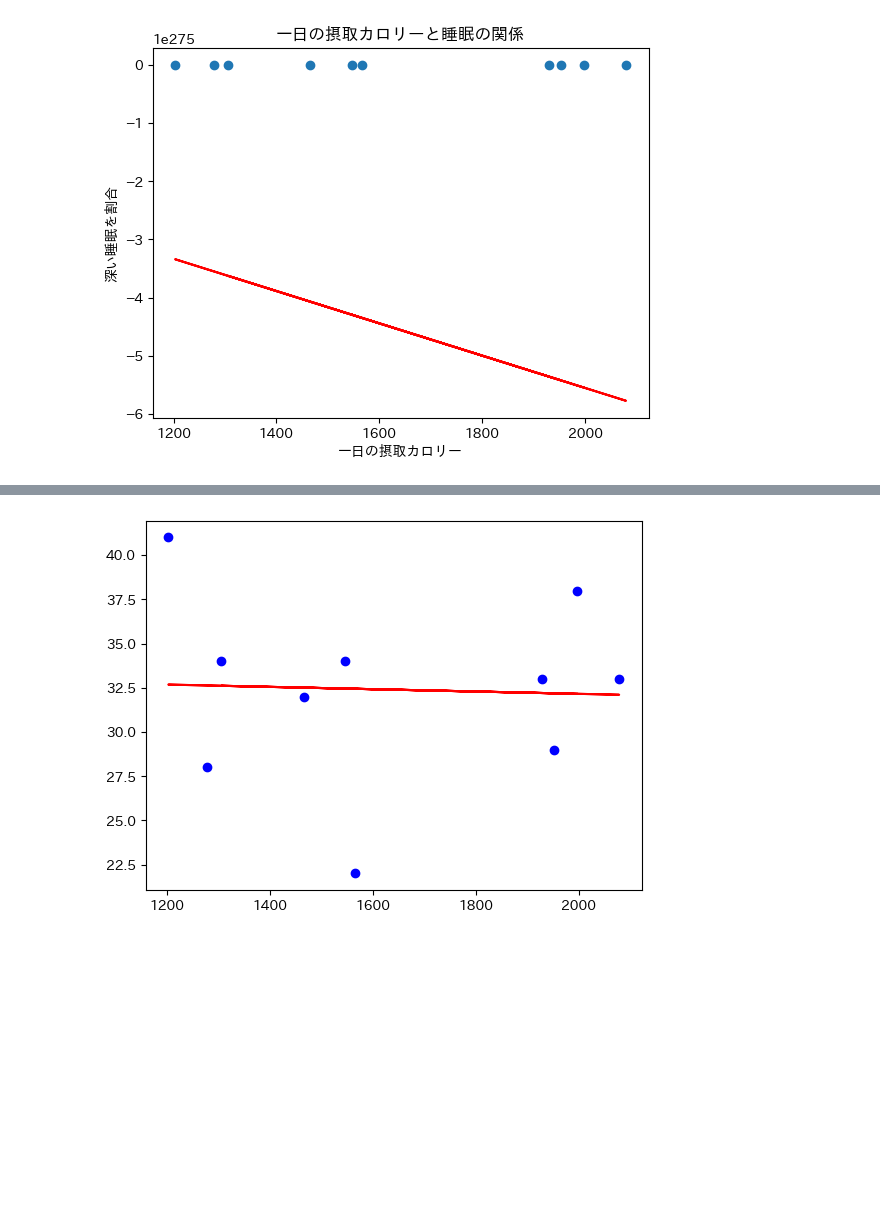
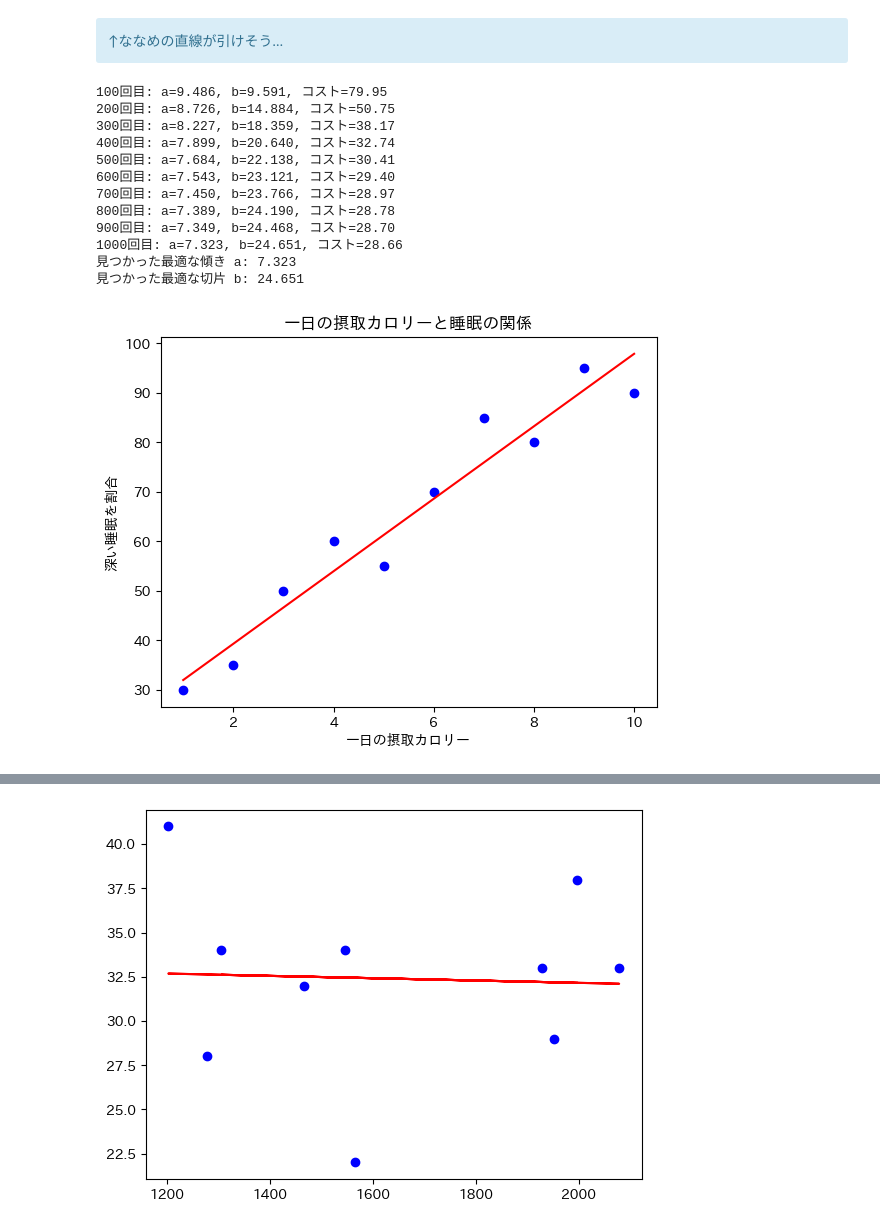
Before and after one commit to hachi-to-nana/linear_regression, a Jupyter notebook: 数学自由研究.ipynb, the cells around one changed output, grey strips where cells are left out. Saved outputs shown, nothing was run; the diff lists cells and outputs as text; code cells hidden in the pictures; blank space fills up the shorter version.

```diff
--- a/数学自由研究.ipynb
+++ b/数学自由研究.ipynb
@@ -75,0 +60,13 @@ print(f"見つかった最適な切片 b: {b:.3f}")
+# %%
+# xが勉強時間(時間)、yがテストの点数(点)
+
+# サンプルデータ
+X = np.array([1, 2, 3, 4, 5, 6, 7, 8, 9, 10])
+Y = np.array([30, 35, 50, 60, 55, 70, 85, 80, 95, 90])
+
+# 散布図を描画する
+plt.scatter(X, Y)
+plt.xlabel("勉強時間") # x軸のラベル
+plt.ylabel("テストの点数") # y軸のラベル
+plt.title("勉強の成果") # グラフのタイトル
+plt.show()
@@ -76,13 +75,30 @@ print(f"見つかった最適な切片 b: {b:.3f}")
+# %% [markdown]
+<div class="alert alert-block alert-info">
+↑ななめの直線が引けそう…
+</div>
 # %%
-# 散布図を再度描画
-plt.scatter(X, Y)
-
+# 散布図を描画
+plt.scatter(X, Y, color='blue')
+# a, bを見つける
+a, b = fit(X, Y)
 # 見つけ出した直線を描画
 plt.plot(X, a * X + b, color='red')
 
 plt.xlabel("一日の摂取カロリー")
 plt.ylabel("深い睡眠を割合")
 plt.title("一日の摂取カロリーと睡眠の関係")
 plt.show()
 # %% [output]
+100回目: a=9.486, b=9.591, コスト=79.95
+200回目: a=8.726, b=14.884, コスト=50.75
+300回目: a=8.227, b=18.359, コスト=38.17
+400回目: a=7.899, b=20.640, コスト=32.74
+500回目: a=7.684, b=22.138, コスト=30.41
+600回目: a=7.543, b=23.121, コスト=29.40
+700回目: a=7.450, b=23.766, コスト=28.97
+800回目: a=7.389, b=24.190, コスト=28.78
+900回目: a=7.349, b=24.468, コスト=28.70
+1000回目: a=7.323, b=24.651, コスト=28.66
+見つかった最適な傾き a: 7.323
+見つかった最適な切片 b: 24.651
-[figure, old version]
+[figure, new version]
```
Also changed, not shown: parts of 20 cells of this notebook.
